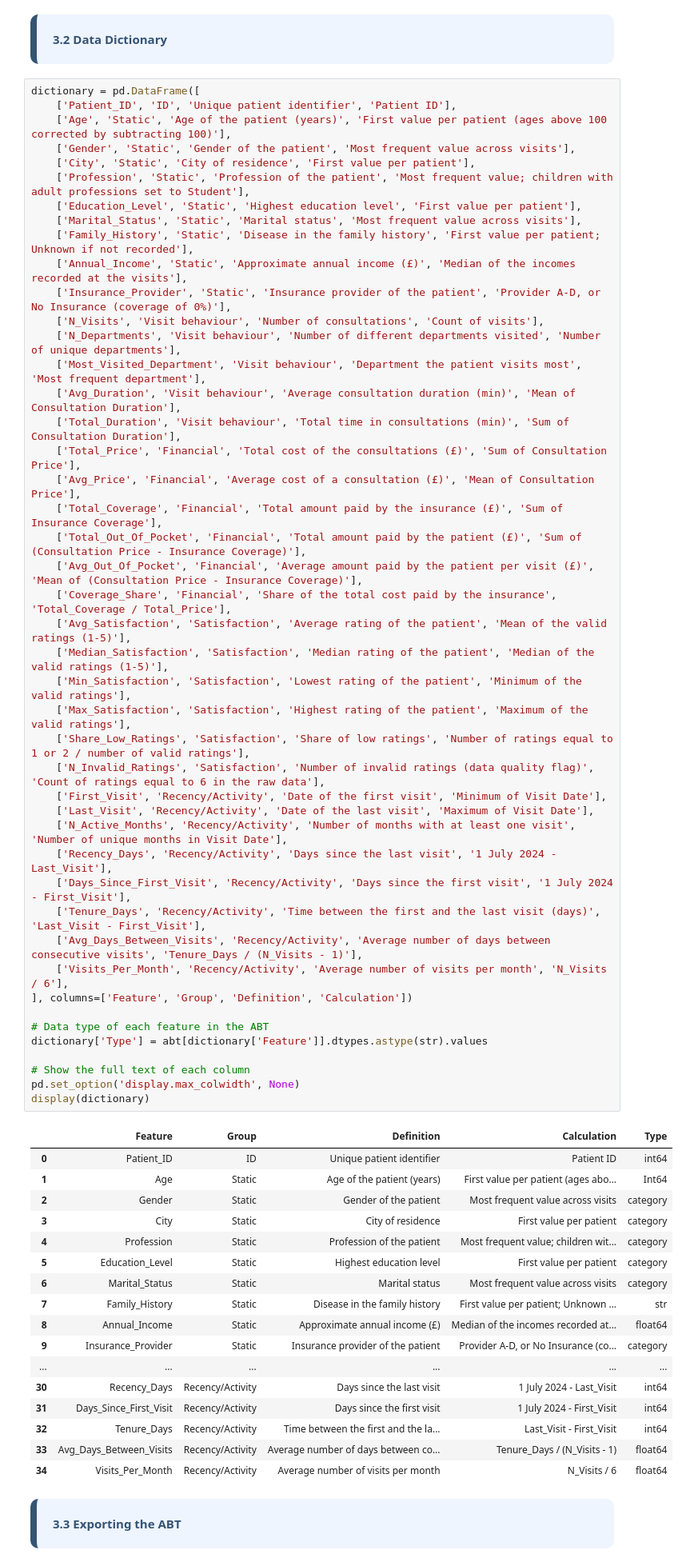
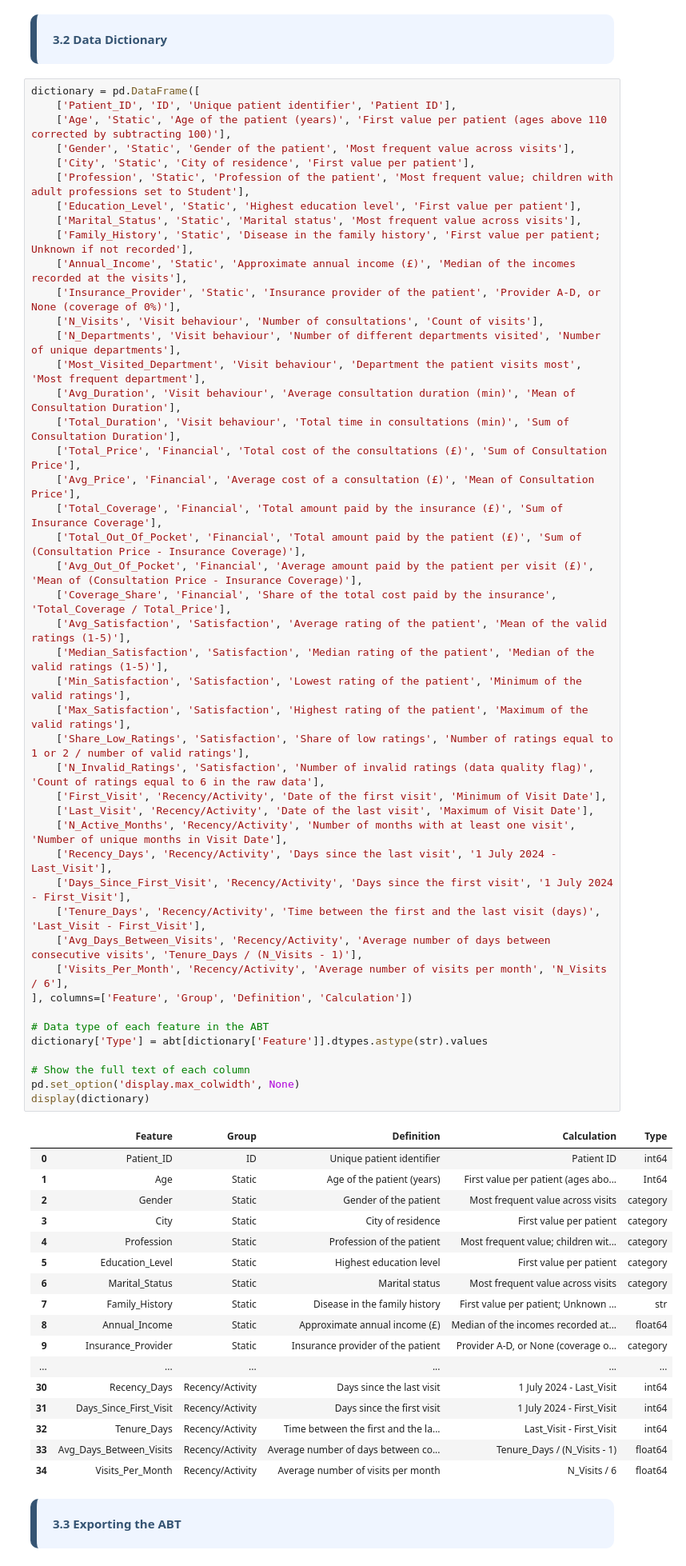
Before and after one commit to martim-dot/Preproc_2627, a Jupyter notebook: atualizadopormim (1).ipynb, the cells around one changed output. Shown at 80% size. Cells and saved outputs as stored; diff of their text form.

```diff
--- a/atualizadopormim (1).ipynb
+++ b/atualizadopormim (1).ipynb
@@ -1148,7 +1149,7 @@ Missing values: 0
 # %%
 dictionary = pd.DataFrame([
     ['Patient_ID', 'ID', 'Unique patient identifier', 'Patient ID'],
-    ['Age', 'Static', 'Age of the patient (years)', 'First value per patient (ages above 100 corrected by subtracting 100)'],
+    ['Age', 'Static', 'Age of the patient (years)', 'First value per patient (ages above 110 corrected by subtracting 100)'],
     ['Gender', 'Static', 'Gender of the patient', 'Most frequent value across visits'],
     ['City', 'Static', 'City of residence', 'First value per patient'],
     ['Profession', 'Static', 'Profession of the patient', 'Most frequent value; children with adult professions set to Student'],
@@ -1156,7 +1157,7 @@ dictionary = pd.DataFrame([
     ['Marital_Status', 'Static', 'Marital status', 'Most frequent value across visits'],
     ['Family_History', 'Static', 'Disease in the family history', 'First value per patient; Unknown if not recorded'],
     ['Annual_Income', 'Static', 'Approximate annual income (£)', 'Median of the incomes recorded at the visits'],
-    ['Insurance_Provider', 'Static', 'Insurance provider of the patient', 'Provider A-D, or No Insurance (coverage of 0%)'],
+    ['Insurance_Provider', 'Static', 'Insurance provider of the patient', 'Provider A-D, or None (coverage of 0%)'],
     ['N_Visits', 'Visit behaviour', 'Number of consultations', 'Count of visits'],
     ['N_Departments', 'Visit behaviour', 'Number of different departments visited', 'Number of unique departments'],
     ['Most_Visited_Department', 'Visit behaviour', 'Department the patient visits most', 'Most frequent department'],
@@ -1174,34 +1175,34 @@ dictionary = pd.DataFrame([
     ['Max_Satisfaction', 'Satisfaction', 'Highest rating of the patient', 'Maximum of the valid ratings'],
     ['Share_Low_Ratings', 'Satisfaction', 'Share of low ratings', 'Number of ratings equal to 1 or 2 / number of valid ratings'],
     ['N_Invalid_Ratings', 'Satisfaction', 'Number of invalid ratings (data quality flag)', 'Count of ratings equal to 6 in the raw data'],
     ['First_Visit', 'Recency/Activity', 'Date of the first visit', 'Minimum of Visit Date'],
     ['Last_Visit', 'Recency/Activity', 'Date of the last visit', 'Maximum of Visit Date'],
     ['N_Active_Months', 'Recency/Activity', 'Number of months with at least one visit', 'Number of unique months in Visit Date'],
     ['Recency_Days', 'Recency/Activity', 'Days since the last visit', '1 July 2024 - Last_Visit'],
     ['Days_Since_First_Visit', 'Recency/Activity', 'Days since the first visit', '1 July 2024 - First_Visit'],
     ['Tenure_Days', 'Recency/Activity', 'Time between the first and the last visit (days)', 'Last_Visit - First_Visit'],
     ['Avg_Days_Between_Visits', 'Recency/Activity', 'Average number of days between consecutive visits', 'Tenure_Days / (N_Visits - 1)'],
     ['Visits_Per_Month', 'Recency/Activity', 'Average number of visits per month', 'N_Visits / 6'],
 ], columns=['Feature', 'Group', 'Definition', 'Calculation'])
 
 # Data type of each feature in the ABT
 dictionary['Type'] = abt[dictionary['Feature']].dtypes.astype(str).values
 
 # Show the full text of each column
 pd.set_option('display.max_colwidth', None)
 display(dictionary)
 # %% [output]
 |  | Feature | Group | Definition | Calculation | Type |
 | 0 | Patient_ID | ID | Unique patient identifier | Patient ID | int64 |
 | 1 | Age | Static | Age of the patient (years) | First value per patient (ages abo... | Int64 |
 | 2 | Gender | Static | Gender of the patient | Most frequent value across visits | category |
 | 3 | City | Static | City of residence | First value per patient | category |
 | 4 | Profession | Static | Profession of the patient | Most frequent value; children wit... | category |
 | 5 | Education_Level | Static | Highest education level | First value per patient | category |
 | 6 | Marital_Status | Static | Marital status | Most frequent value across visits | category |
 | 7 | Family_History | Static | Disease in the family history | First value per patient; Unknown ... | str |
 | 8 | Annual_Income | Static | Approximate annual income (£) | Median of the incomes recorded at... | float64 |
-| 9 | Insurance_Provider | Static | Insurance provider of the patient | Provider A-D, or No Insurance (co... | category |
+| 9 | Insurance_Provider | Static | Insurance provider of the patient | Provider A-D, or None (coverage o... | category |
 | ... | ... | ... | ... | ... | ... |
 | 30 | Recency_Days | Recency/Activity | Days since the last visit | 1 July 2024 - Last_Visit | int64 |
 | 31 | Days_Since_First_Visit | Recency/Activity | Days since the first visit | 1 July 2024 - First_Visit | int64 |
```
Also changed, not shown: parts of 8 cells of this notebook.
